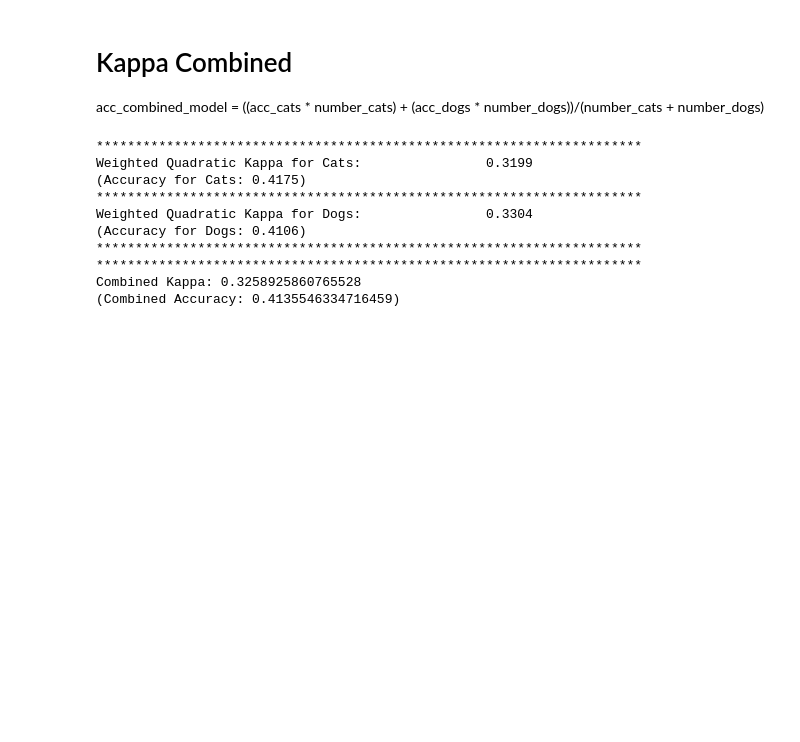
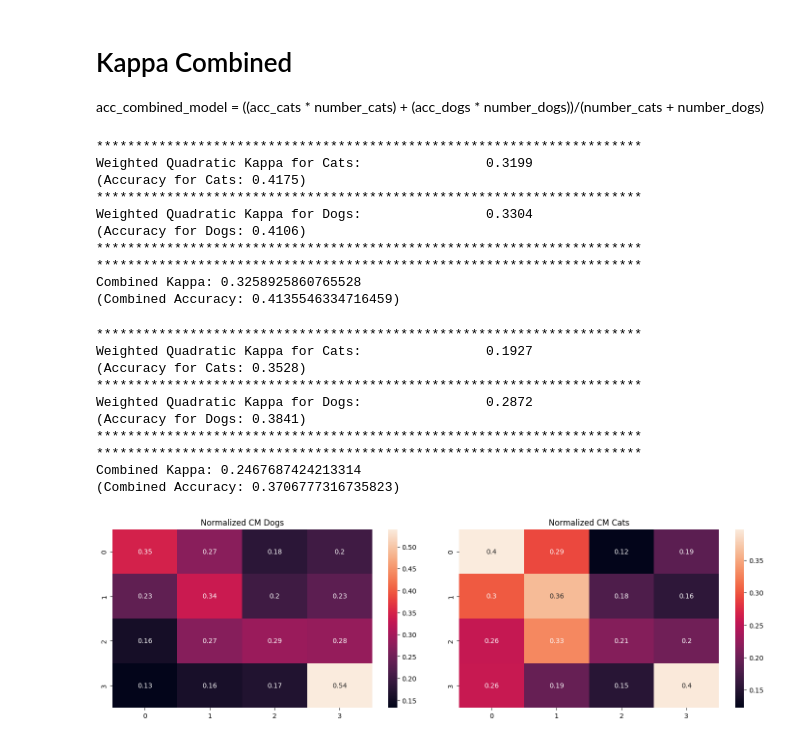
Before and after one commit to LanaCasselmann/ds_capstone_pet_adoptability, a Jupyter notebook: notebooks/forests.ipynb, the cells around one changed output. Drawn from its saved outputs; the diff is of its cells as text; code cells hidden in the pictures; blank space fills up the shorter version.

Commit message:
function for combined kappa

```diff
--- a/notebooks/forests.ipynb
+++ b/notebooks/forests.ipynb
@@ -817,0 +820,14 @@ Combined Kappa: 0.3258925860765528
+# %%
+cat_dog_metrics(y_test_dogs_4, rf_def_dogs_y_test_pred, y_test_cats_4, rf_def_cats_y_test_pred)
+# %% [output]
+**********************************************************************
+Weighted Quadratic Kappa for Cats:                0.1927
+(Accuracy for Cats: 0.3528)
+**********************************************************************
+Weighted Quadratic Kappa for Dogs:                0.2872
+(Accuracy for Dogs: 0.3841)
+**********************************************************************
+**********************************************************************
+Combined Kappa: 0.2467687424213314
+(Combined Accuracy: 0.3706777316735823)
+[figure, added]
```
Also changed, not shown: parts of 6 cells of this notebook, 2 other files.
